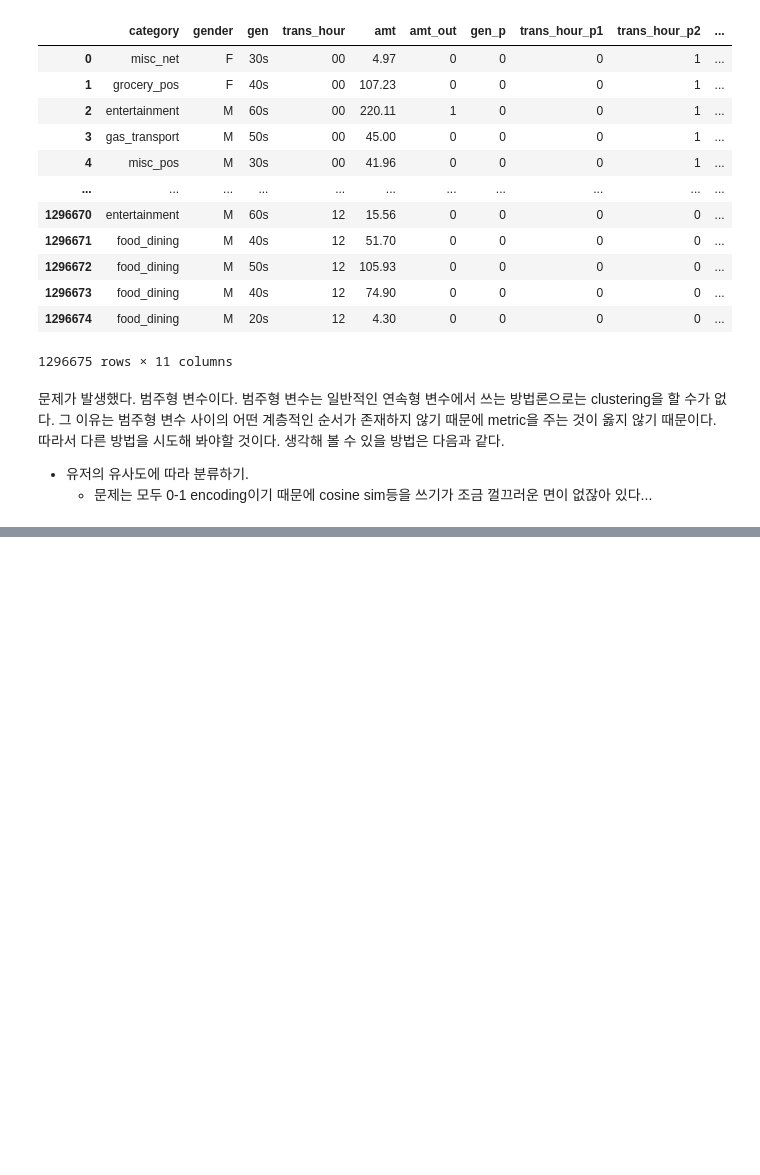
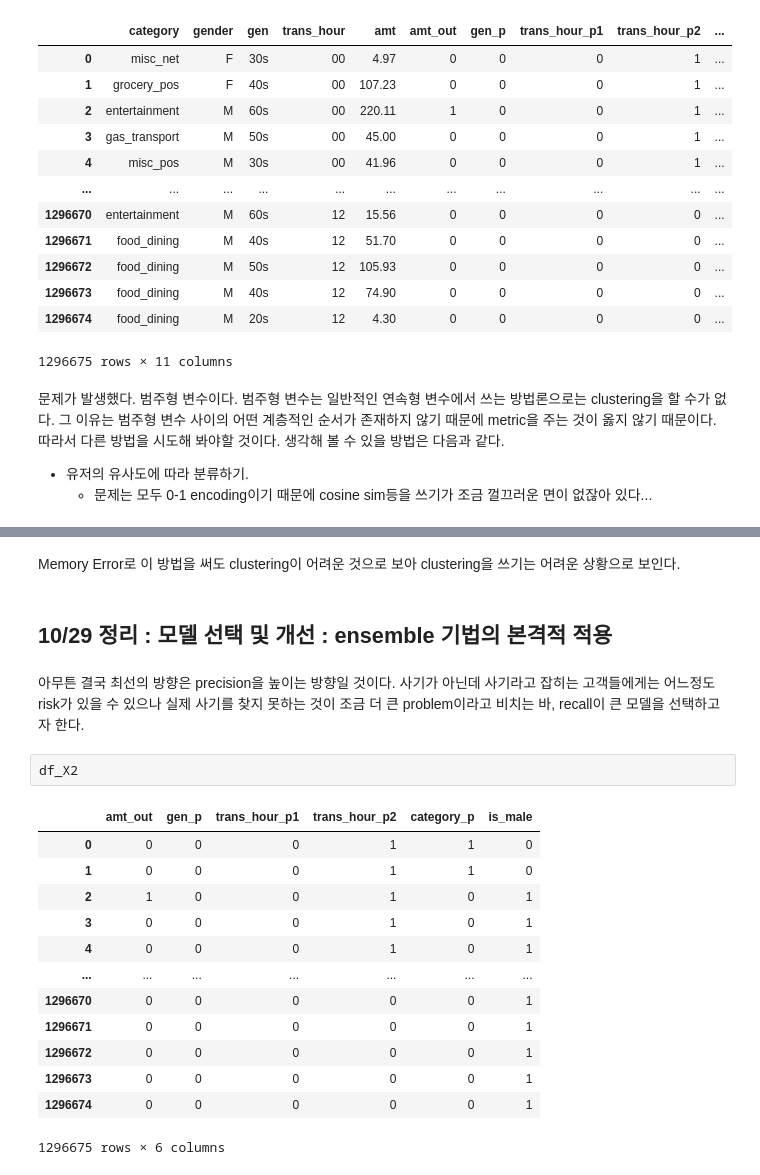
Before and after one commit to SeongwonTak/Data_projects, a Jupyter notebook: CreditCard_Fraud_detection/creditcard_fraud_detection.ipynb, the cells around one changed output, grey strips where cells are left out. Cells and saved outputs as stored; diff of their text form; blank space fills up the shorter version.

Commit message:
211029
ensemble try.

```diff
--- a/CreditCard_Fraud_detection/creditcard_fraud_detection.ipynb
+++ b/CreditCard_Fraud_detection/creditcard_fraud_detection.ipynb
@@ -1611,0 +1633,23 @@ df_X
+# %% [markdown]
+Memory Error로 이 방법을 써도 clustering이 어려운 것으로 보아 clustering을 쓰기는 어려운 상황으로 보인다.
+# %% [markdown]
+## 10/29 정리 : 모델 선택 및 개선 : ensemble 기법의 본격적 적용
+# %% [markdown]
+아무튼 결국 최선의 방향은 precision을 높이는 방향일 것이다.
+사기가 아닌데 사기라고 잡히는 고객들에게는 어느정도 risk가 있을 수 있으나 실제 사기를 찾지 못하는 것이 조금 더 큰 problem이라고 비치는 바, recall이 큰 모델을 선택하고자 한다.
+# %%
+df_X2
+# %% [output]
+|  | amt_out | gen_p | trans_hour_p1 | trans_hour_p2 | category_p | is_male |
+| 0 | 0 | 0 | 0 | 1 | 1 | 0 |
+| 1 | 0 | 0 | 0 | 1 | 1 | 0 |
+| 2 | 1 | 0 | 0 | 1 | 0 | 1 |
+| 3 | 0 | 0 | 0 | 1 | 0 | 1 |
+| 4 | 0 | 0 | 0 | 1 | 0 | 1 |
+| ... | ... | ... | ... | ... | ... | ... |
+| 1296670 | 0 | 0 | 0 | 0 | 0 | 1 |
+| 1296671 | 0 | 0 | 0 | 0 | 0 | 1 |
+| 1296672 | 0 | 0 | 0 | 0 | 0 | 1 |
+| 1296673 | 0 | 0 | 0 | 0 | 0 | 1 |
+| 1296674 | 0 | 0 | 0 | 0 | 0 | 1 |
+1296675 rows × 6 columns
```
Also changed, not shown: parts of 38 cells of this notebook.
